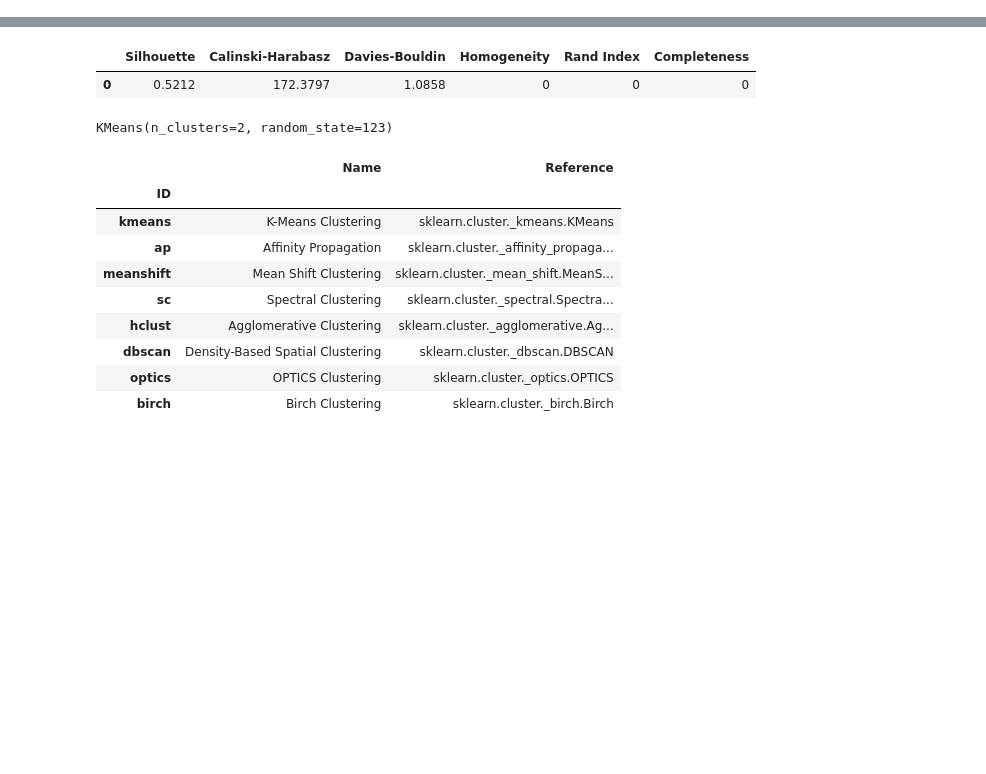
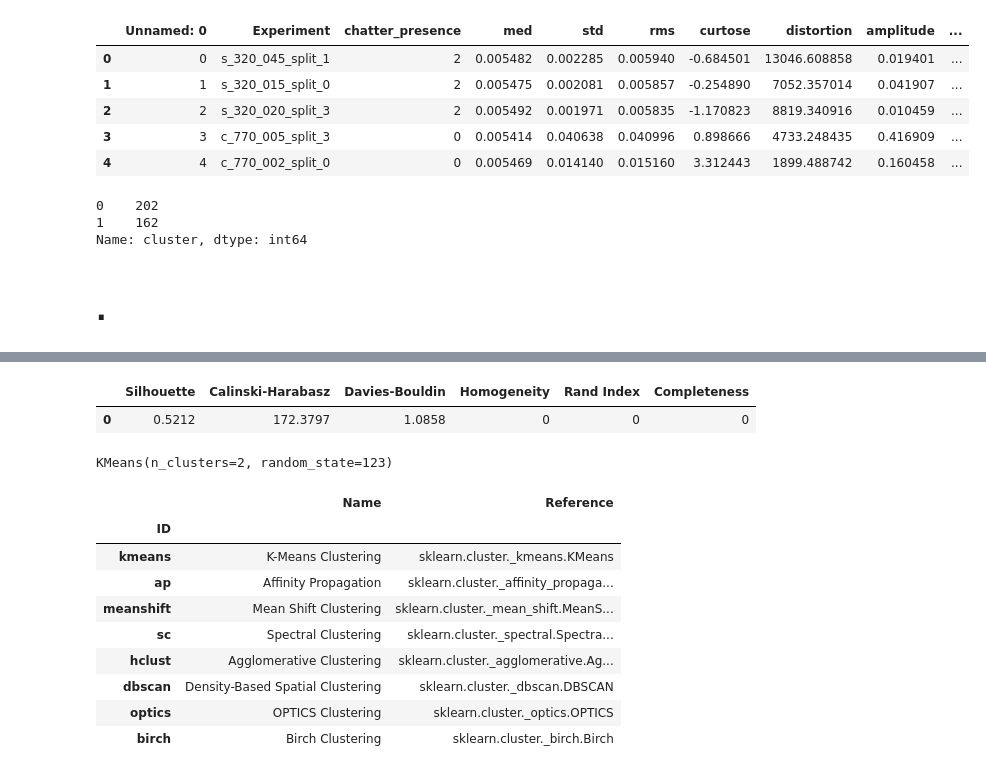
Before and after one commit to AnaJuliaSilvaOliveira/ic-cnc, a Jupyter notebook: clusters_classifier.ipynb, the cells around one changed output, grey strips where cells are left out. Drawn from its saved outputs; the diff is of its cells as text; code cells hidden in the pictures; blank space fills up the shorter version.

```diff
--- a/clusters_classifier.ipynb
+++ b/clusters_classifier.ipynb
@@ -12,0 +51,16 @@ df.head(2)
+# %%
+df['cluster'] = y_kmeans
+df.head()
+# %% [output]
+|  | Unnamed: 0 | Experiment | chatter_presence | med | std | rms | curtose | distortion | amplitude | ... |
+| 0 | 0 | s_320_045_split_1 | 2 | 0.005482 | 0.002285 | 0.005940 | -0.684501 | 13046.608858 | 0.019401 | ... |
+| 1 | 1 | s_320_015_split_0 | 2 | 0.005475 | 0.002081 | 0.005857 | -0.254890 | 7052.357014 | 0.041907 | ... |
+| 2 | 2 | s_320_020_split_3 | 2 | 0.005492 | 0.001971 | 0.005835 | -1.170823 | 8819.340916 | 0.010459 | ... |
+| 3 | 3 | c_770_005_split_3 | 0 | 0.005414 | 0.040638 | 0.040996 | 0.898666 | 4733.248435 | 0.416909 | ... |
+| 4 | 4 | c_770_002_split_0 | 0 | 0.005469 | 0.014140 | 0.015160 | 3.312443 | 1899.488742 | 0.160458 | ... |
+# %%
+df.cluster.value_counts()
+# %% [output]
+0    202
+1    162
+Name: cluster, dtype: int64
@@ -13,3 +69,5 @@ df.head(2)
+# %% [markdown]
+# .
 # %%
 exp_clu101 = setup(df, normalize=True, ignore_features=['Unnamed: 0', 'Experiment'], session_id=123)
 # %% [output]
```
Also changed, not shown: parts of 8 cells of this notebook.
